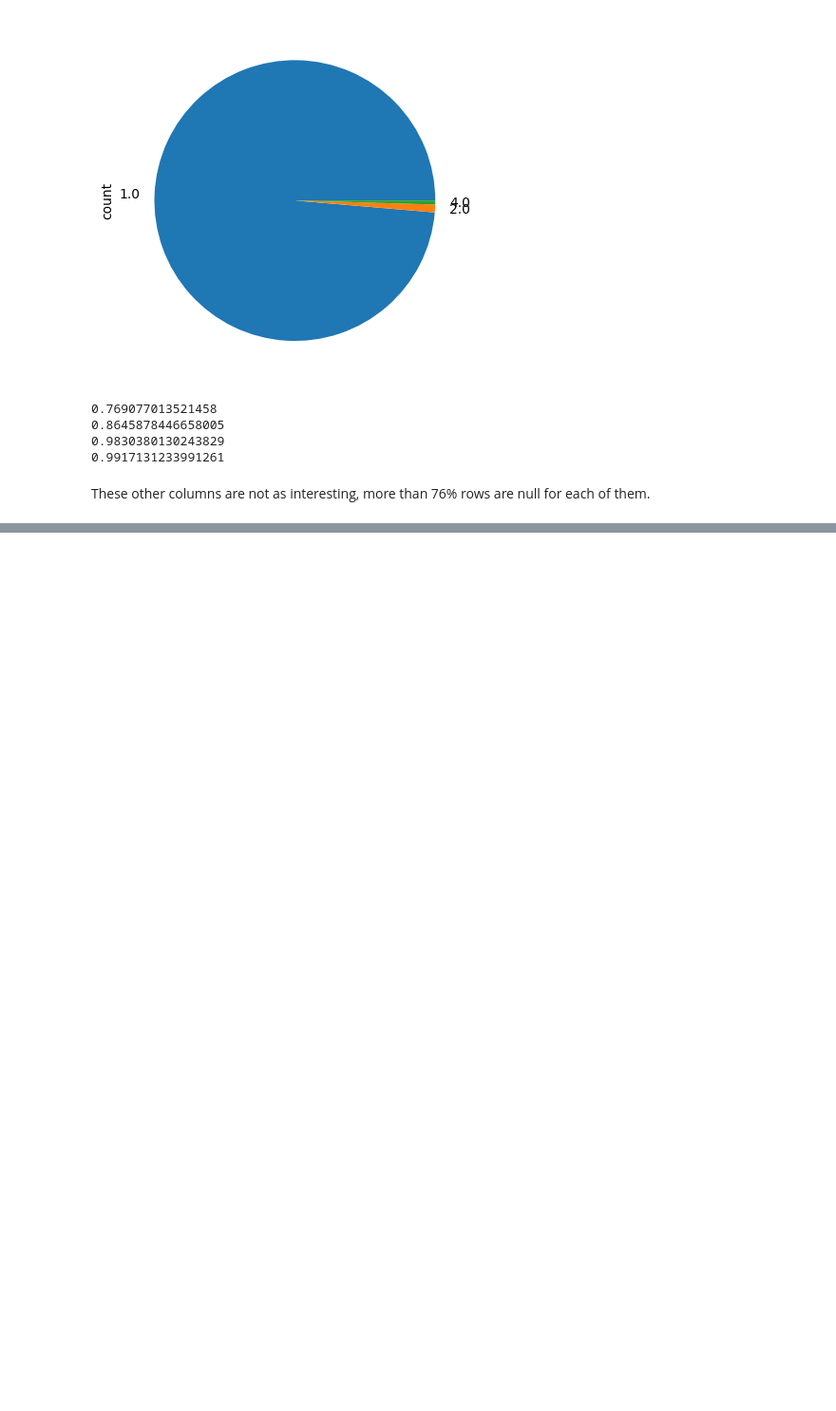
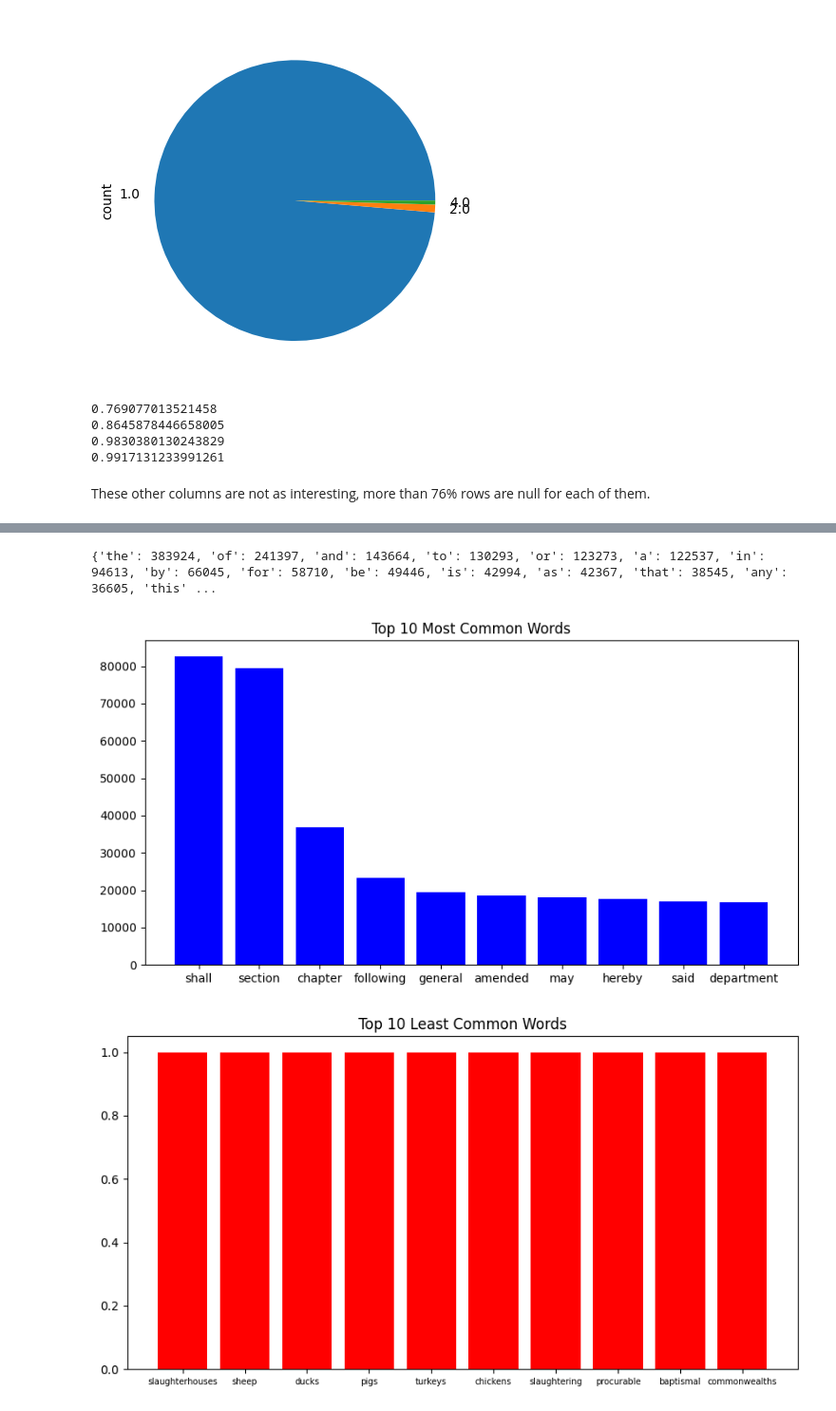
Before and after one commit to BU-Spark/ml-maple-bill-summarization, a Jupyter notebook: eda/eda.ipynb, the cells around one changed output, grey strips where cells are left out. Shown at 95% size. Saved outputs shown, nothing was run; the diff lists cells and outputs as text; code cells hidden in the pictures; blank space fills up the shorter version.

```diff
--- a/eda/eda.ipynb
+++ b/eda/eda.ipynb
@@ -128,0 +158,8 @@ These other columns are not as interesting, more than 76% rows are null for each
+# %%
+# Check the frequency of stop words
+stop_words = set(stopwords.words('english'))
+stopword_freq = {word: word_freq[word] for word in word_freq.keys() & stop_words}
+
+print(dict(sorted(stopword_freq.items(), key=lambda item: item[1], reverse=True)))
+# %% [output]
+{'the': 383924, 'of': 241397, 'and': 143664, 'to': 130293, 'or': 123273, 'a': 122537, 'in': 94613, 'by': 66045, 'for': 58710, 'be': 49446, 'is': 42994, 'as': 42367, 'that': 38545, 'any': 36605, 'this' ...
@@ -128,0 +173,24 @@ These other columns are not as interesting, more than 76% rows are null for each
+# %%
+# Display Top 10 most frequent words
+top_words = word_freq.most_common(10)
+
+# Plot
+plt.figure(figsize=(10,5))
+words, counts = zip(*top_words)
+plt.bar(words, counts, color='blue')
+plt.title('Top 10 Most Common Words')
+plt.show()
+
+# Display Top 20 least frequent words
+bottom_words = word_freq.most_common()[:-11:-1]
+
+# Plot
+plt.figure(figsize=(10,5))
+words, counts = zip(*bottom_words)
+plt.bar(words, counts, color='red')
+plt.title('Top 10 Least Common Words')
+plt.xticks(fontsize=7)
+plt.show()
+# %% [output]
+[figure, added]
+[figure, added]
```
Also changed, not shown: parts of 12 cells of this notebook, 2 other files.
